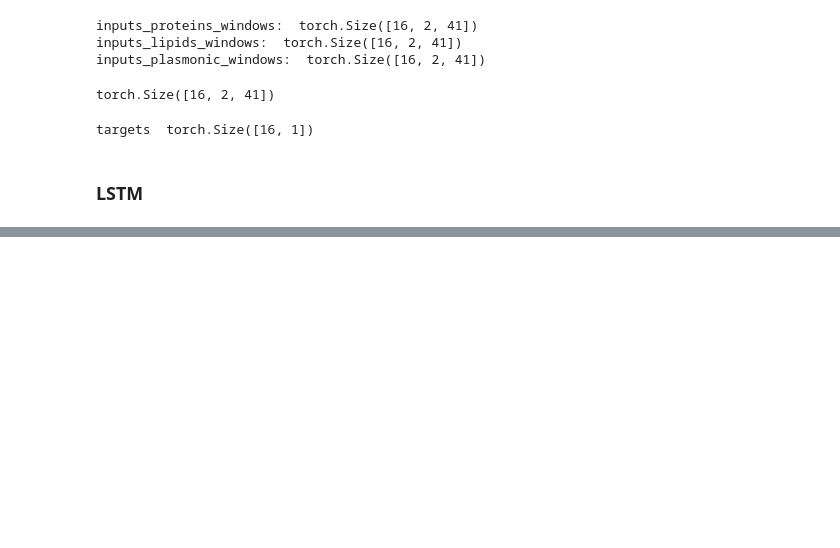
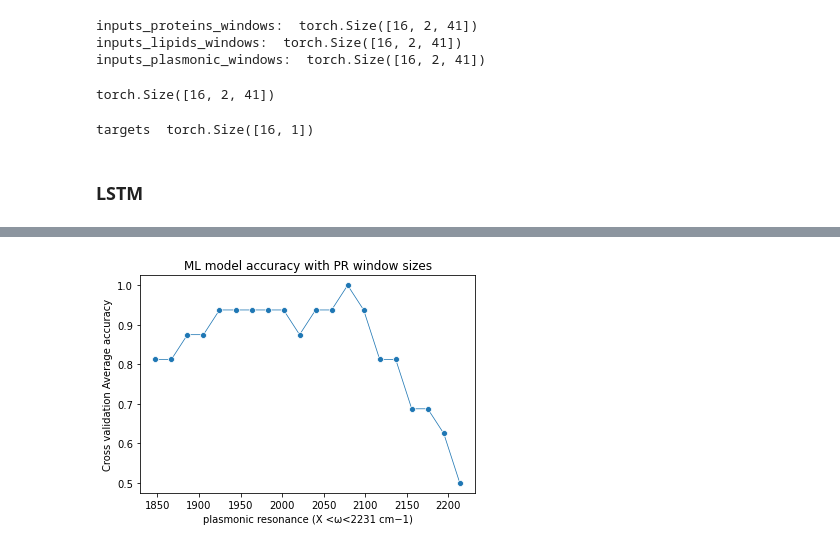
Before and after one commit to Mew233/IRspectral, a Jupyter notebook: spectral_PCA_LSTM-feats.ipynb, the cells around one changed output, grey strips where cells are left out. Saved outputs shown, nothing was run; the diff lists cells and outputs as text; code cells hidden in the pictures; blank space fills up the shorter version.

```diff
--- a/spectral_PCA_LSTM-feats.ipynb
+++ b/spectral_PCA_LSTM-feats.ipynb
@@ -422,0 +437,25 @@ Text(0.5, 1.0, 'using plasmonic window')
+# %%
+##  calculate acurracy of test dataset according to different length of PR window
+acc_PRlen = {}
+# plasmonic resonance (1845<ω<2231 cm−1)
+for i in range(20):
+    endpoint = 838-i*10
+    print(endpoint)
+    wavelength = mat['wavnum'][0][endpoint]
+
+    plasmonic_loadings, x01_plasmonic, N_Compents_plasmonic = get_loadings(X_0, rang=range(639,838-i*10))
+    list_objs_plasonic= get_projections(x01=x01_plasmonic,loadings=plasmonic_loadings)
+    dataX_plasmonic= as_torch(list_objs_plasonic, N_Compents=N_Compents_plasmonic, name="plasmonic")
+    test_acc,actual_list,predict_list = main(dataX=dataX_plasmonic)
+
+    acc_PRlen[wavelength] = np.mean(list(test_acc.values()))
+# %%
+#
+acc_PRlen_df = pd.DataFrame(acc_PRlen.items(), columns=['wavelength', 'test_accuracy'])
+acc_PRlen_df['event'] = 1
+g = sns.lineplot(data=acc_PRlen_df, x="wavelength", y="test_accuracy",markers=True, style="event",size=5)
+g.set(xlabel='plasmonic resonance (X <ω<2231 cm−1)', ylabel='Cross validation Average accuracy')
+g.set_title('ML model accuracy with PR window sizes')
+g.get_legend().remove()
+# %% [output]
+[figure, added]
```
Also changed, not shown: parts of 14 cells of this notebook.
